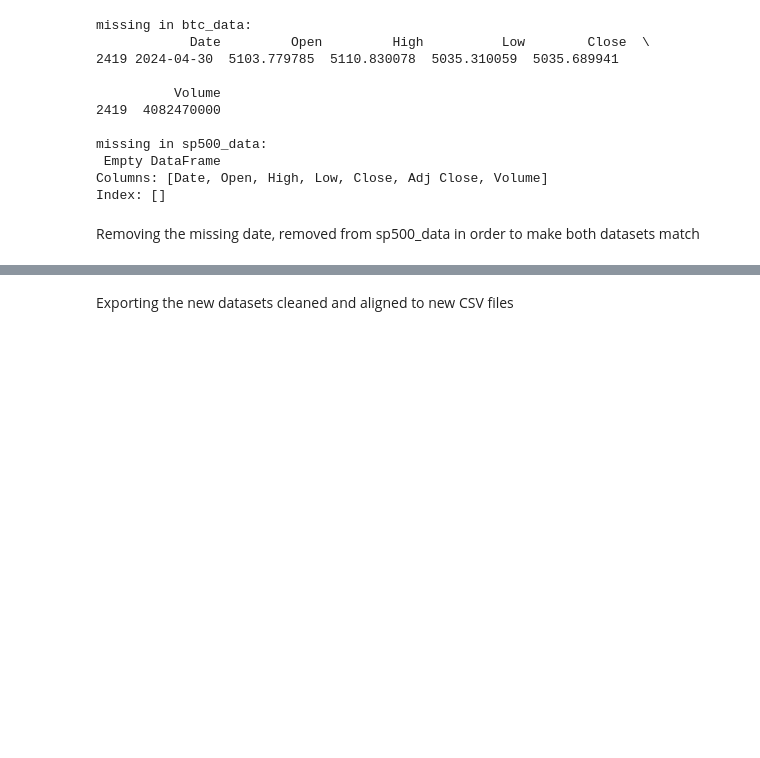
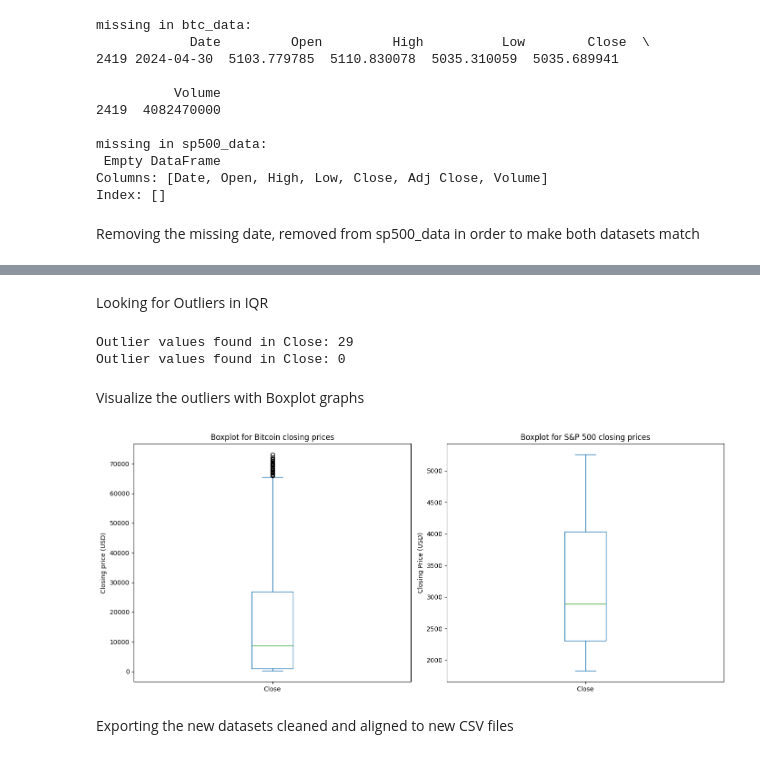
Before and after one commit to AngelDHackerman/BTC-ETH_Data_Analysis, a Jupyter notebook: 2_BTC_SP500_Comparation.ipynb, the cells around one changed output, grey strips where cells are left out. Cells and saved outputs as stored; diff of their text form; code cells hidden in the pictures; blank space fills up the shorter version.

Commit message:
corrected the import cell in the first 3 files, added objetive and observations in all the first 3 files, added boxplot for find the outliers in both datasets

```diff
--- a/2_BTC_SP500_Comparation.ipynb
+++ b/2_BTC_SP500_Comparation.ipynb
@@ -181,0 +167,2 @@ memory usage: 113.6 KB
+# %% [markdown]
+Looking for Outliers in IQR
@@ -182,3 +182,30 @@ memory usage: 113.6 KB
+# %%
+# Detect the outliers in close prices (Close)
+btc_outliers, btc_lower, btc_upper = detect_outliers_iqr(btc_data, 'Close')
+sp500_outliers, sp500_lower, sp500_upper = detect_outliers_iqr(sp500_data, 'Close')
+# %% [output]
+Outlier values found in Close: 29
+Outlier values found in Close: 0
+# %% [markdown]
+Visualize the outliers with Boxplot graphs
+# %%
+# BTC visualization
+plt.figure(figsize=(14, 6))
+plt.subplot(1, 2, 1)
+btc_data['Close'].plot(kind='box')
+plt.title("Boxplot for Bitcoin closing prices")
+plt.ylabel("Closing price (USD)")
+
+# S&P 500 visualization
+plt.subplot(1, 2, 2)
+sp500_data['Close'].plot(kind='box')
+plt.title("Boxplot for S&P 500 closing prices")
+plt.ylabel("Closing Price (USD)")
+
+plt.tight_layout()
+plt.show()
+# %% [output]
+[figure, added]
 # %% [markdown]
 Exporting the new datasets cleaned and aligned to new CSV files
 # %%
```
Also changed, not shown: parts of 17 cells of this notebook, 3 other files.
